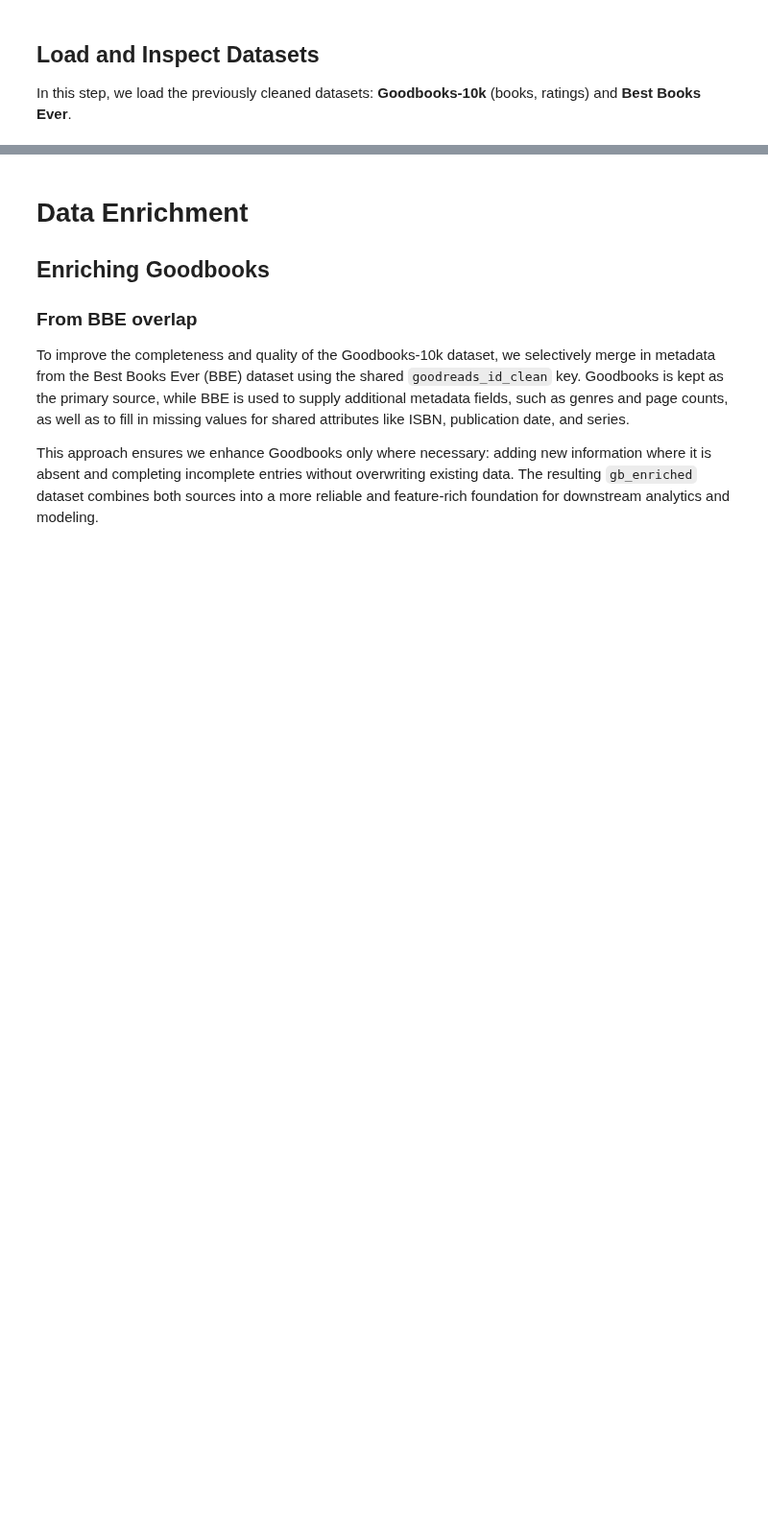
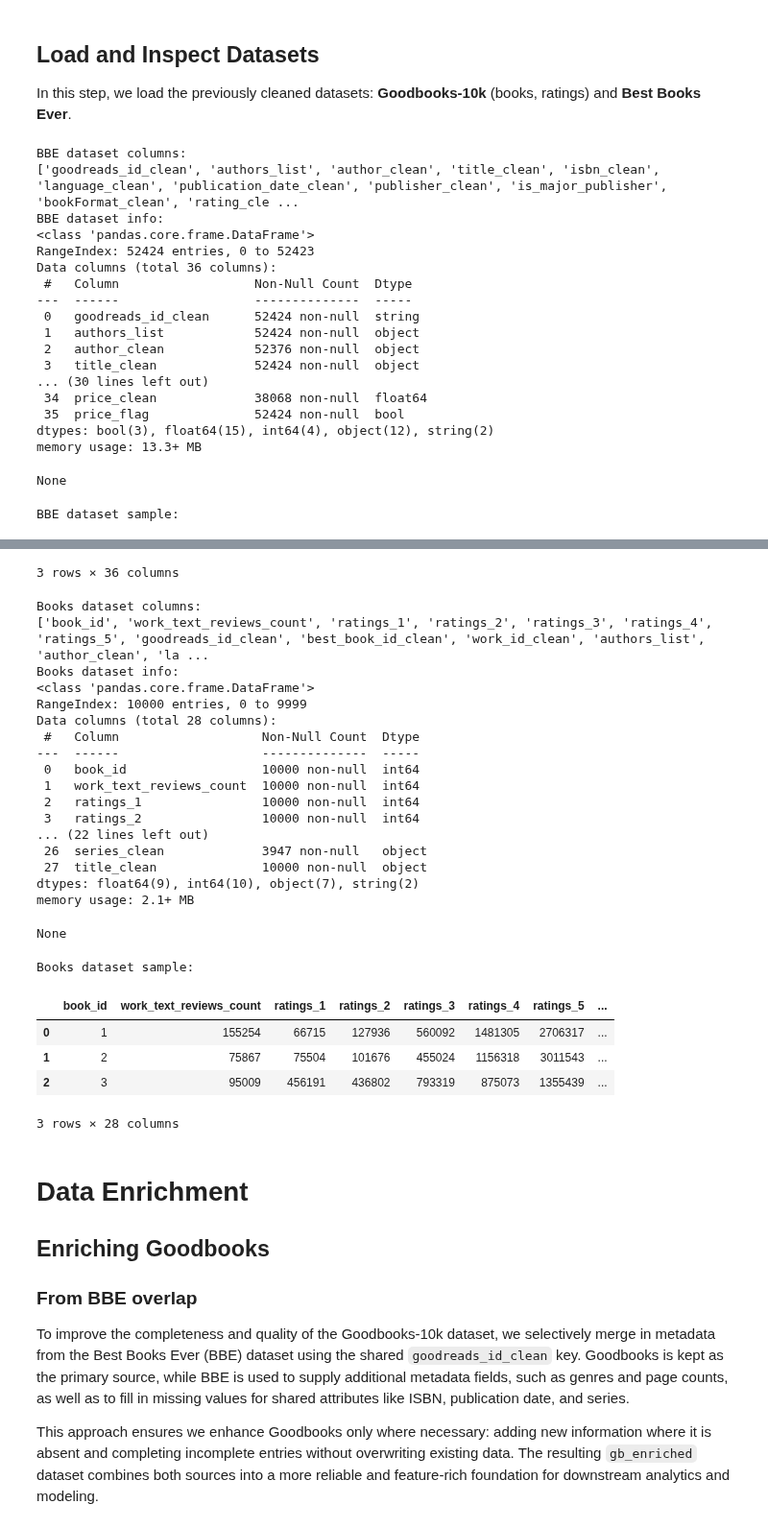
Before and after one commit to larevolucia/bookwise-analytics, a Jupyter notebook: notebooks/03_Data_Enrichment_and_Dataset_Integration.ipynb, the cells around one changed output, grey strips where cells are left out. Shown at 96% size. Cells and saved outputs as stored; diff of their text form; code cells hidden in the pictures; blank space fills up the shorter version.

```diff
--- a/notebooks/03_Data_Enrichment_and_Dataset_Integration.ipynb
+++ b/notebooks/03_Data_Enrichment_and_Dataset_Integration.ipynb
@@ -120,7 +122,7 @@ books_clean = pd.read_csv(
     'data/interim/goodbooks/books_clean_v7.csv',
     dtype={"isbn_clean": "string", "goodreads_id_clean": "string"}
     )
-ratings_clean = pd.read_csv('data/interim/goodbooks/ratings_clean_v1.csv')
+ratings_clean = pd.read_csv('data/interim/goodbooks/ratings_clean_v0.csv')
 bbe_clean = pd.read_csv(
     "data/interim/bbe/bbe_clean_v13.csv",
     dtype={"isbn_clean": "string", "goodreads_id_clean": "string"}
@@ -144,3 +146,23 @@ print("Books dataset info:")
 display(books_impute.info())
 print("Books dataset sample:")
 display(books_impute.head(3))
+# %% [output]
+BBE dataset columns:
+['goodreads_id_clean', 'authors_list', 'author_clean', 'title_clean', 'isbn_clean', 'language_clean', 'publication_date_clean', 'publisher_clean', 'is_major_publisher', 'bookFormat_clean', 'rating_cle ...
+BBE dataset info:
+<class 'pandas.core.frame.DataFrame'>
+RangeIndex: 52424 entries, 0 to 52423
+Data columns (total 36 columns):
+ #   Column                  Non-Null Count  Dtype
+---  ------                  --------------  -----
+ 0   goodreads_id_clean      52424 non-null  string
+ 1   authors_list            52424 non-null  object
+ 2   author_clean            52376 non-null  object
+ 3   title_clean             52424 non-null  object
+... (30 lines left out)
+ 34  price_clean             38068 non-null  float64
+ 35  price_flag              52424 non-null  bool
+dtypes: bool(3), float64(15), int64(4), object(12), string(2)
+memory usage: 13.3+ MB
+None
+BBE dataset sample:
@@ -147,3 +173,28 @@ display(books_impute.head(3))
+3 rows × 36 columns
+Books dataset columns:
+['book_id', 'work_text_reviews_count', 'ratings_1', 'ratings_2', 'ratings_3', 'ratings_4', 'ratings_5', 'goodreads_id_clean', 'best_book_id_clean', 'work_id_clean', 'authors_list', 'author_clean', 'la ...
+Books dataset info:
+<class 'pandas.core.frame.DataFrame'>
+RangeIndex: 10000 entries, 0 to 9999
+Data columns (total 28 columns):
+ #   Column                   Non-Null Count  Dtype
+---  ------                   --------------  -----
+ 0   book_id                  10000 non-null  int64
+ 1   work_text_reviews_count  10000 non-null  int64
+ 2   ratings_1                10000 non-null  int64
+ 3   ratings_2                10000 non-null  int64
+... (22 lines left out)
+ 26  series_clean             3947 non-null   object
+ 27  title_clean              10000 non-null  object
+dtypes: float64(9), int64(10), object(7), string(2)
+memory usage: 2.1+ MB
+None
+Books dataset sample:
+|  | book_id | work_text_reviews_count | ratings_1 | ratings_2 | ratings_3 | ratings_4 | ratings_5 | ... |
+| 0 | 1 | 155254 | 66715 | 127936 | 560092 | 1481305 | 2706317 | ... |
+| 1 | 2 | 75867 | 75504 | 101676 | 455024 | 1156318 | 3011543 | ... |
+| 2 | 3 | 95009 | 456191 | 436802 | 793319 | 875073 | 1355439 | ... |
+3 rows × 28 columns
 # %% [markdown]
 # Data Enrichment
 
```
Also changed, not shown: parts of 44 cells of this notebook, 33 other files.
